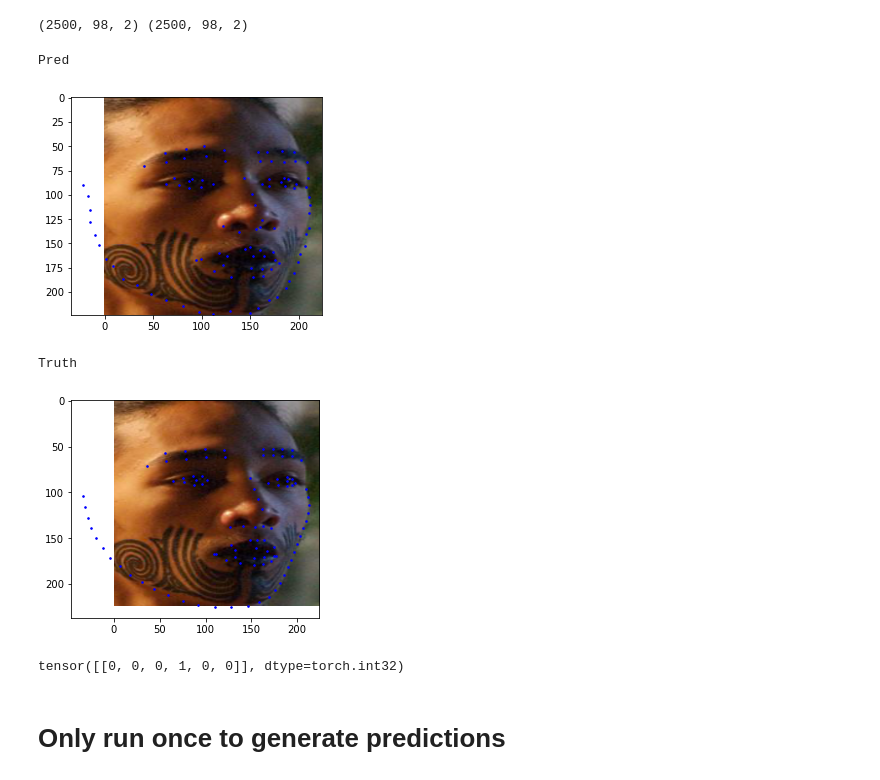
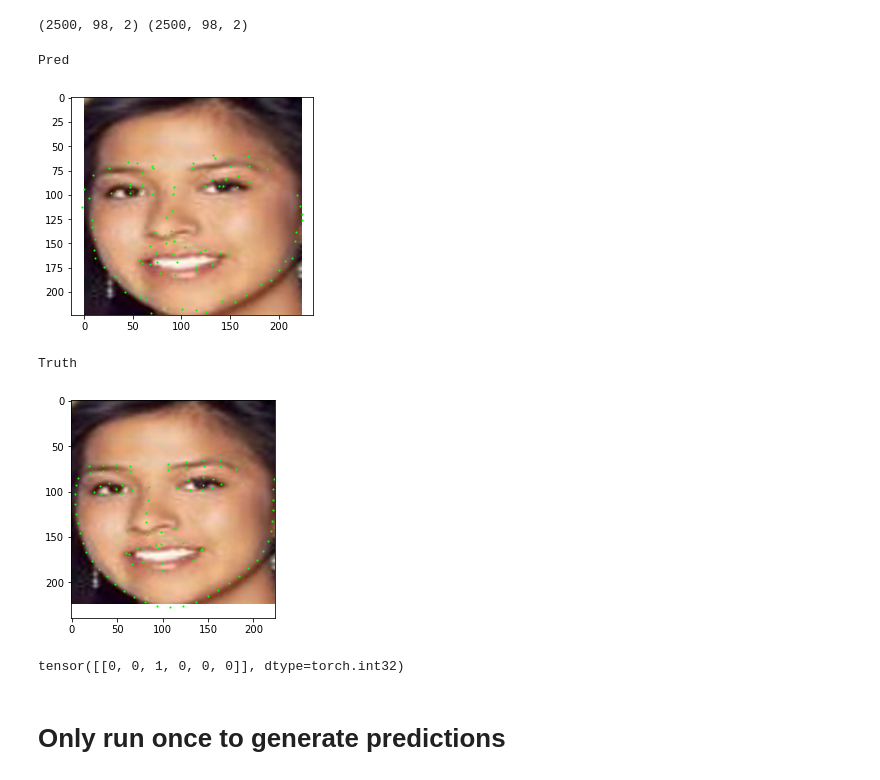
Before and after one commit to erikrozi/facial_landmark_debiasing, a Jupyter notebook: notebooks/evaluation-wflw.ipynb, the cells around one changed output. Saved outputs shown, nothing was run; the diff lists cells and outputs as text; code cells hidden in the pictures.

```diff
--- a/notebooks/evaluation-wflw.ipynb
+++ b/notebooks/evaluation-wflw.ipynb
@@ -122,5 +105,7 @@ adversary.pt  model.pt
+# %%
+checkpoint_path = 'PATH'
 # %%
-model_path = "/home/erikrozi/facial_landmark_debiasing/src/experiments/checkpoints/wflw_resnet_adversary_2/checkpoint_24/results.csv"
+model_path = checkpoint_path + "wflw_resnet_adversary_3/checkpoint_10/results.csv"
 model_results = pd.read_csv(model_path)
 # %%
 num_landmarks = 98
@@ -143,24 +128,26 @@ def show_landmarks(image, landmarks, norm=True):
 
 
     plt.imshow(transforms.ToPILImage()(image))
-    plt.scatter(landmarks[:, 0] * image.shape[-1], landmarks[:, 1] * image.shape[-2], s=10, marker='.', c='b')
+    #plt.axis('off')
+    plt.scatter(landmarks[:, 0] * image.shape[-1], landmarks[:, 1] * image.shape[-2], s=5, marker='.', c='lime')
     plt.pause(0.001)  # pause a bit so that plots are updated
 # %%
-img_num = 1900
+# 1, 600, 1150
+img_num = 1150
 
 plt.figure()
 sample = test_dataset[img_num]
 print('Pred')
 show_landmarks(sample['image'], y_pred[img_num])
 print('Truth')
 show_landmarks(sample['image'], y[img_num])
 plt.show()
 print(sample['attributes'])
 # %% [output]
 Pred
-[figure, old version]
+[figure, new version]
 Truth
-[figure, old version]
+[figure, new version]
-tensor([[0, 0, 0, 1, 0, 0]], dtype=torch.int32)
+tensor([[0, 0, 1, 0, 0, 0]], dtype=torch.int32)
 # %% [markdown]
 # Only run once to generate predictions
```
Also changed, not shown: parts of 11 cells of this notebook, 6 other files.
